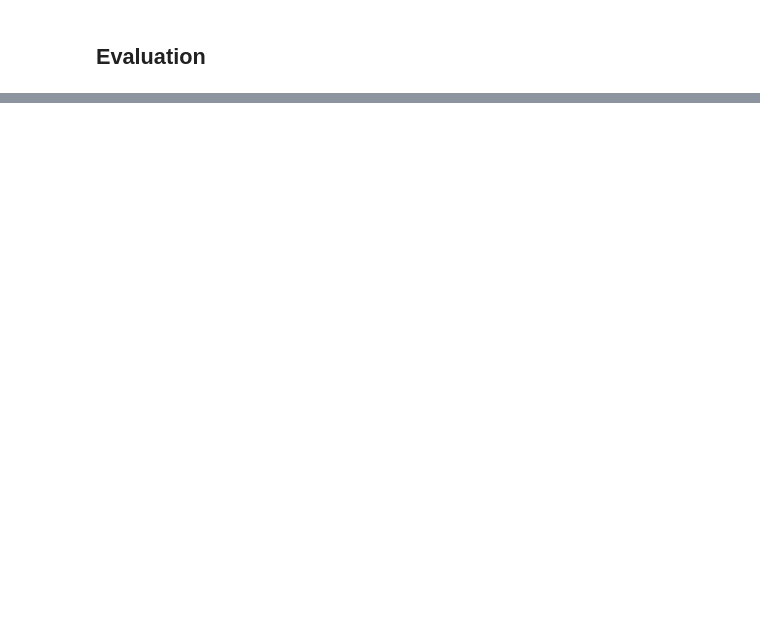
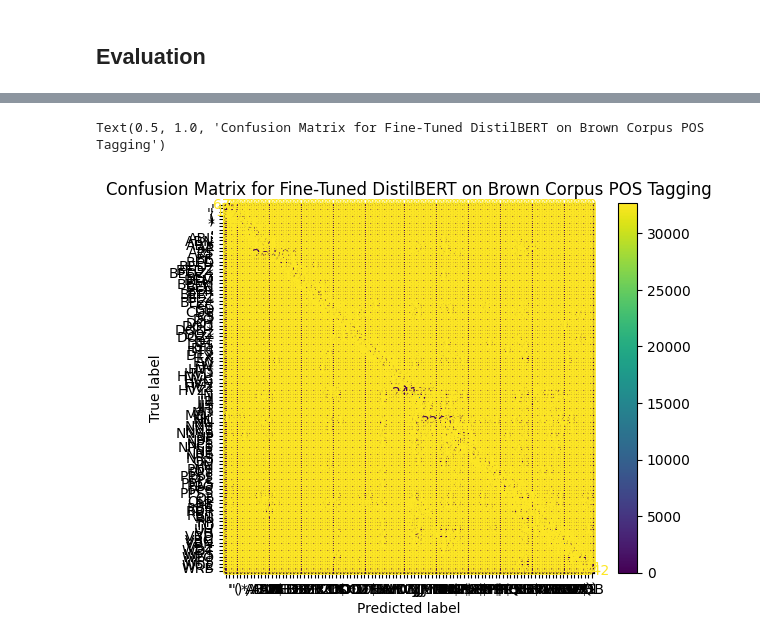
Before and after one commit to tylerdinh/ling-3250-final-project, a Jupyter notebook: fine_tune_distilbert.ipynb, the cells around one changed output, grey strips where cells are left out. Saved outputs shown, nothing was run; the diff lists cells and outputs as text; code cells hidden in the pictures; blank space fills up the shorter version.

Commit message:
feat: evaluation workflow through hf, with classification report, confusion matrix, most common errors and docs: added comments for expln

```diff
--- a/fine_tune_distilbert.ipynb
+++ b/fine_tune_distilbert.ipynb
@@ -236,0 +212,27 @@ DistilBertForTokenClassification(
+# %%
+# This cell handles setup for prediction and actual prediction on the test set, which can be used for evals.
+
+collator = DataCollatorForTokenClassification(tokenizer)
+dataloader = DataLoader(tokenized["test"], batch_size=64, collate_fn=collator)
+
+predicted_list = []
+true_list = []
+
+#Don't need to compute gradients with PyTorch for evals, in order to speed up. We can predict tags within 5min-ish using the fine-tuned DistilBERT model on the test set, and collect the predicted and true tags as lists for sklearn evals
+with torch.no_grad():
+    for batch in dataloader:
+        labels = batch["labels"]
+
+        outputs = model(**batch)
+        preds = torch.argmax(outputs.logits, dim=-1)
+
+        # Ignore pytorch -100 labels, only collect tags for tokens that contibute to loss fcn for training (first subtoken of each word)
+        for pred_row, label_row in zip(preds, labels):
+            for p, l in zip(pred_row, label_row):
+                if l.item() != -100:
+                    predicted_list.append(p.item())
+                    true_list.append(l.item())
+
+# If there's labels missing from the test set (there's a chance, because test set is 20% of data, picked randomly), we need to ignore them in evals, otherwise metrics throw errors
+labels_present = sorted(set(true_list))
+label_names_present = [id_to_tag[i] for i in labels_present]
@@ -236,0 +260,11 @@ DistilBertForTokenClassification(
+# %%
+# Confusion Matrix
+
+# For all ~100 tags after tag simplification, still really hard to see in CM format.
+# This isn't a great way to visualize the errors, but it does confirm the classification report showing a very high accuracy on token classification tasks (POS tagging).
+cm = confusion_matrix(true_list, predicted_list)
+ConfusionMatrixDisplay(confusion_matrix=cm, display_labels=label_names_present).plot()
+plt.title("Confusion Matrix for Fine-Tuned DistilBERT on Brown Corpus POS Tagging")
+# %% [output]
+Text(0.5, 1.0, 'Confusion Matrix for Fine-Tuned DistilBERT on Brown Corpus POS Tagging')
+[figure, added]
```
Also changed, not shown: parts of 10 cells of this notebook.
